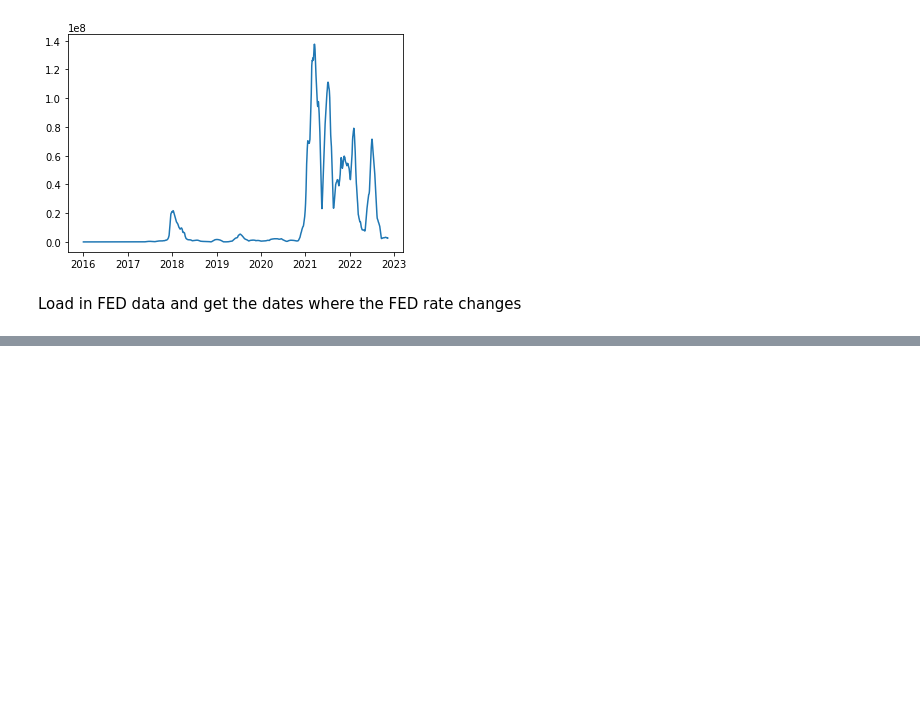
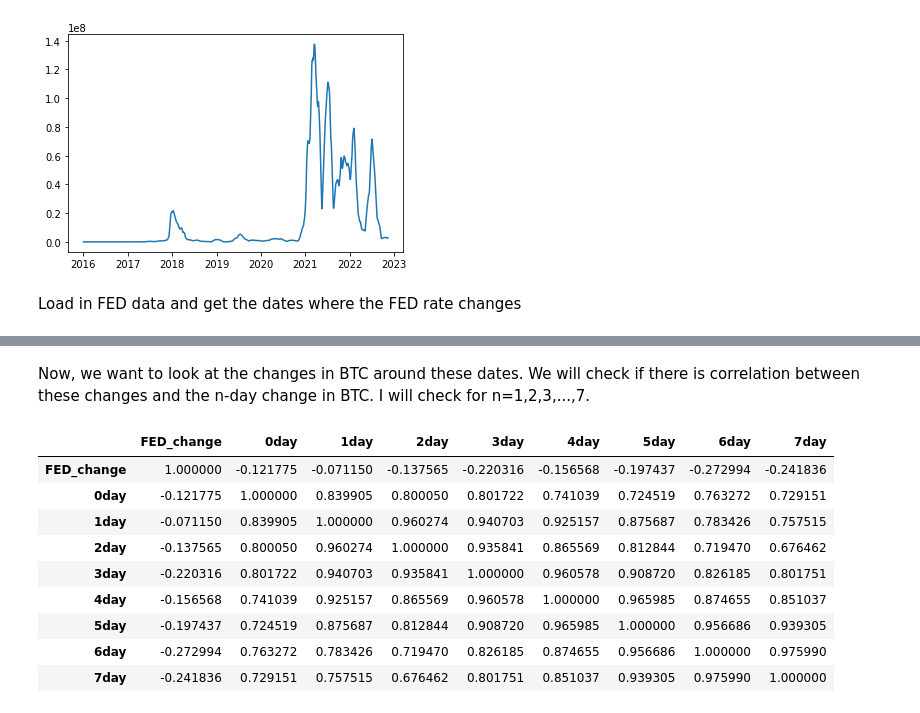
Before and after one commit to CameronStorey/DigitalTools_project, a Jupyter notebook: research_project/notebooks/Useful_functions.ipynb, the cells around one changed output, grey strips where cells are left out. Drawn from its saved outputs; the diff is of its cells as text; code cells hidden in the pictures; blank space fills up the shorter version.

Commit message:
Created code to check correlations between FED changes and changes in BTC 1,2,3,...,6 and 7 days after

```diff
--- a/research_project/notebooks/Useful_functions.ipynb
+++ b/research_project/notebooks/Useful_functions.ipynb
@@ -28,7 +28,7 @@ def after(data,date,period):
 
     end = min(len(BTC),ind+period+1)
 
-    return(data.iloc[ind+1:end])
+    return(data.iloc[ind:end]) #include the info on the date given
 # %% [markdown]
 Moving Average
 # %%
@@ -117,3 +117,36 @@ dates_star
 | 19 | 2022-07-28 | 0.75 |
 | 20 | 2022-09-22 | 0.75 |
 | 21 | 2022-11-03 | 0.75 |
+# %% [markdown]
+Now, we want to look at the changes in BTC around these dates. We will check if there is correlation between these changes and the n-day change in BTC. I will check for n=1,2,3,...,7.
+# %%
+CHG_DATES = dates_star.Dates
+
+CHANGE = pd.DataFrame(index=CHG_DATES,columns=['FED_change','0day','1day','2day','3day','4day','5day','6day','7day'])
+
+for d in CHG_DATES:
+    btc0 = float(before(BTC['Adj Close'],d,1)) #close day before change
+
+    btc1 = after(BTC['Adj Close'],d,7) #closes on each day after the change
+    btc1 = btc1.to_numpy()
+
+    CHANGE.loc[d,['0day','1day','2day','3day','4day','5day','6day','7day']] = btc1 - btc0
+
+
+CHANGE['FED_change'] = list(dates_star.Change)
+
+for col in CHANGE.columns:
+    CHANGE[col] = pd.to_numeric(CHANGE[col])
+# %%
+CHANGE.corr()
+# %% [output]
+|  | FED_change | 0day | 1day | 2day | 3day | 4day | 5day | 6day | 7day |
+| FED_change | 1.000000 | -0.121775 | -0.071150 | -0.137565 | -0.220316 | -0.156568 | -0.197437 | -0.272994 | -0.241836 |
+| 0day | -0.121775 | 1.000000 | 0.839905 | 0.800050 | 0.801722 | 0.741039 | 0.724519 | 0.763272 | 0.729151 |
+| 1day | -0.071150 | 0.839905 | 1.000000 | 0.960274 | 0.940703 | 0.925157 | 0.875687 | 0.783426 | 0.757515 |
+| 2day | -0.137565 | 0.800050 | 0.960274 | 1.000000 | 0.935841 | 0.865569 | 0.812844 | 0.719470 | 0.676462 |
+| 3day | -0.220316 | 0.801722 | 0.940703 | 0.935841 | 1.000000 | 0.960578 | 0.908720 | 0.826185 | 0.801751 |
+| 4day | -0.156568 | 0.741039 | 0.925157 | 0.865569 | 0.960578 | 1.000000 | 0.965985 | 0.874655 | 0.851037 |
+| 5day | -0.197437 | 0.724519 | 0.875687 | 0.812844 | 0.908720 | 0.965985 | 1.000000 | 0.956686 | 0.939305 |
+| 6day | -0.272994 | 0.763272 | 0.783426 | 0.719470 | 0.826185 | 0.874655 | 0.956686 | 1.000000 | 0.975990 |
+| 7day | -0.241836 | 0.729151 | 0.757515 | 0.676462 | 0.801751 | 0.851037 | 0.939305 | 0.975990 | 1.000000 |
```
Also changed, not shown: parts of 1 cell of this notebook.
